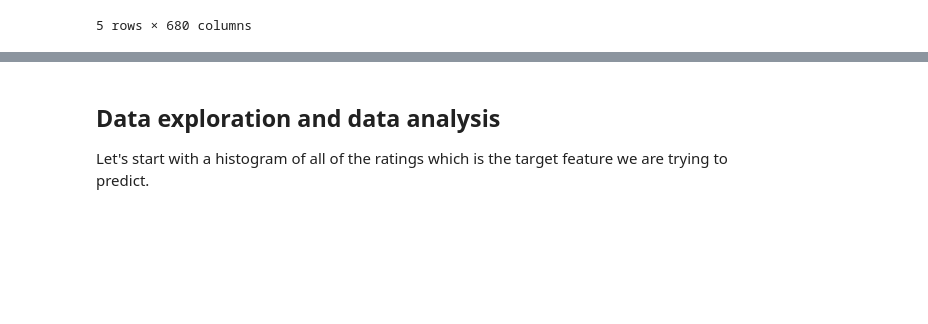
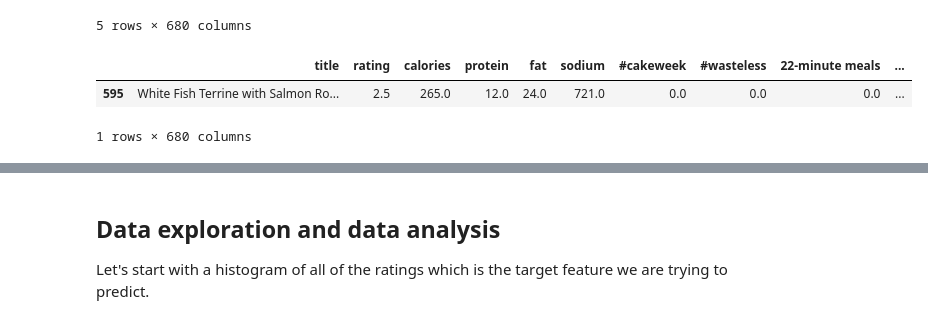
Before and after one commit to etterfred/Thinkful, a Jupyter notebook: 3.4.4 - Support vector machines.ipynb, the cells around one changed output, grey strips where cells are left out. Saved outputs shown, nothing was run; the diff lists cells and outputs as text; code cells hidden in the pictures; blank space fills up the shorter version.

```diff
--- a/3.4.4 - Support vector machines.ipynb
+++ b/3.4.4 - Support vector machines.ipynb
@@ -35,3 +35,9 @@ raw_data.tail()
 | 20050 | Snapper on Angel Hair with Citrus... | 4.375 | 631.0 | 45.0 | 24.0 | 517.0 | 0.0 | 0.0 | 0.0 | ... |
 | 20051 | Baked Ham with Marmalade-Horserad... | 4.375 | 560.0 | 73.0 | 10.0 | 3698.0 | 0.0 | 0.0 | 0.0 | ... |
 5 rows × 680 columns
+# %%
+raw_data.sample()
+# %% [output]
+|  | title | rating | calories | protein | fat | sodium | #cakeweek | #wasteless | 22-minute meals | ... |
+| 595 | White Fish Terrine with Salmon Ro... | 2.5 | 265.0 | 12.0 | 24.0 | 721.0 | 0.0 | 0.0 | 0.0 | ... |
+1 rows × 680 columns
```
Also changed, not shown: parts of 10 cells of this notebook.
